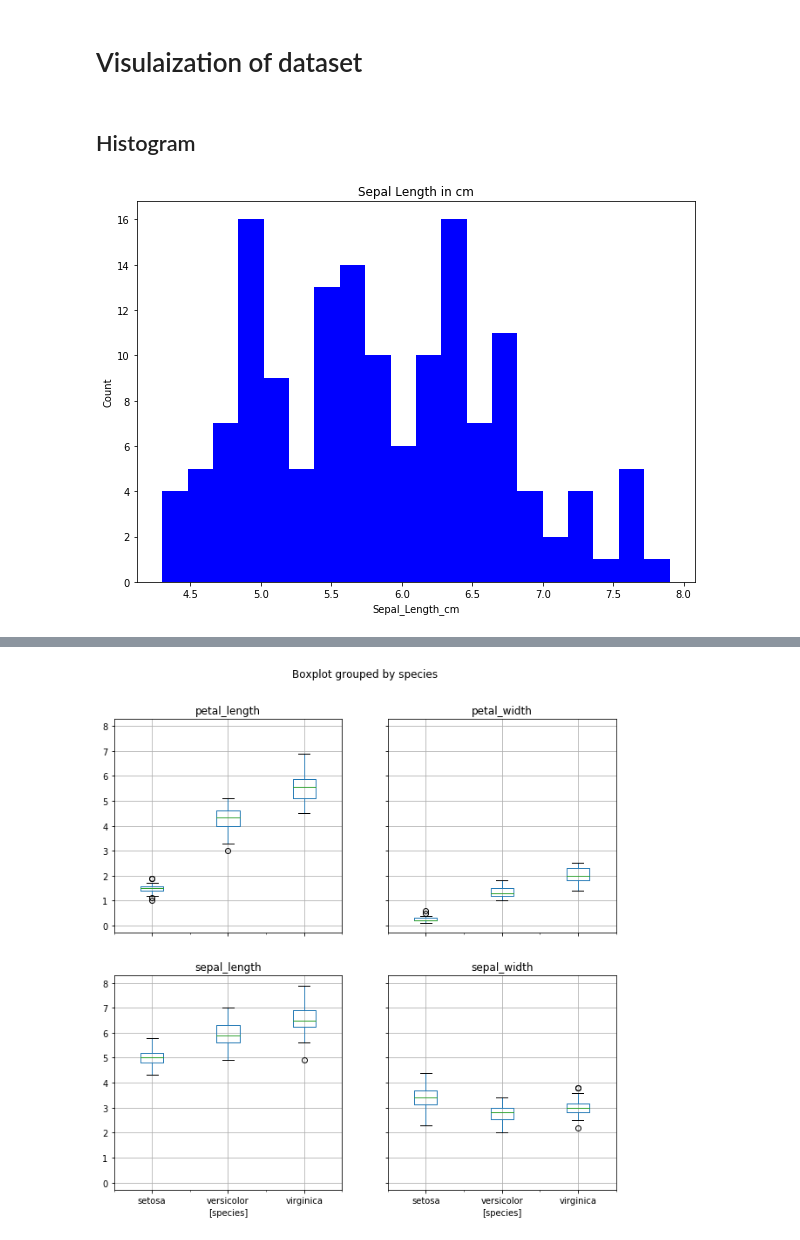
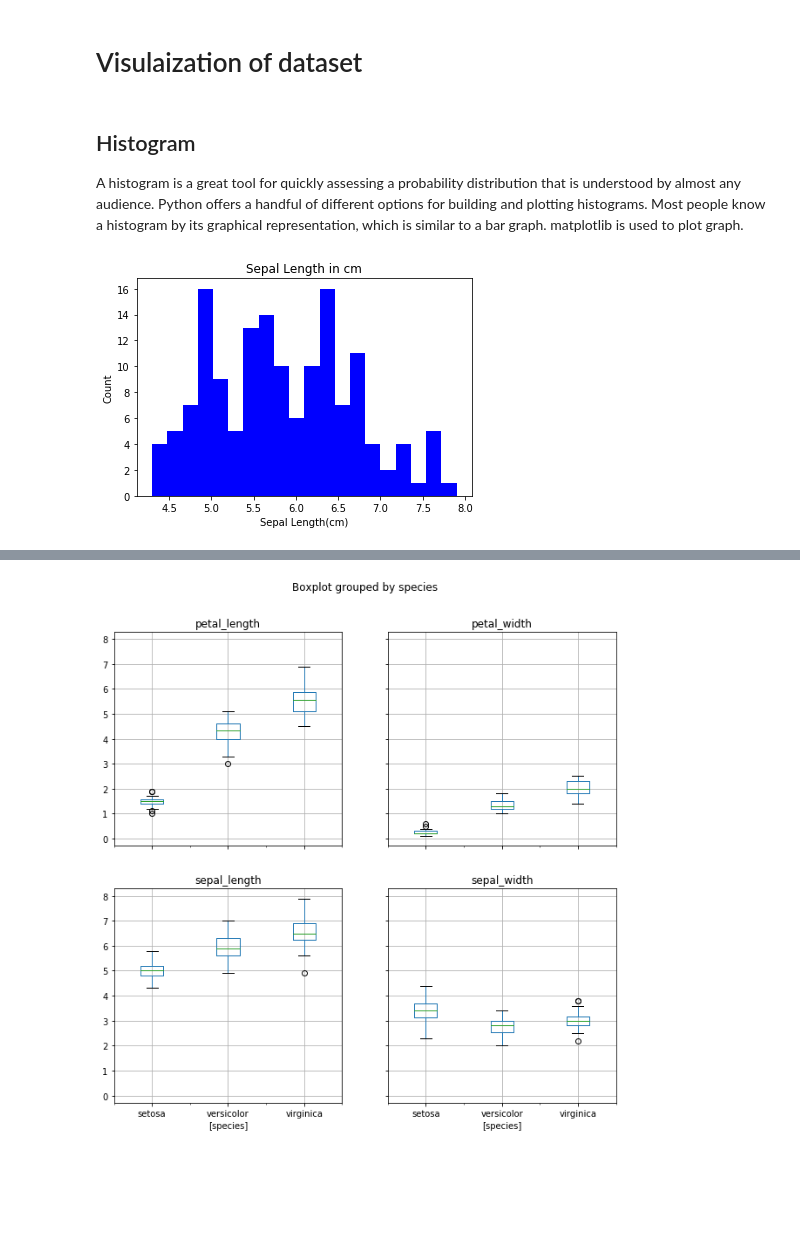
Before and after one commit to Freeha-S/pandas-project, a Jupyter notebook: Project-2019.ipynb, the cells around one changed output, grey strips where cells are left out. Saved outputs shown, nothing was run; the diff lists cells and outputs as text; code cells hidden in the pictures; blank space fills up the shorter version.

```diff
--- a/Project-2019.ipynb
+++ b/Project-2019.ipynb
@@ -166,16 +176,17 @@ virginica.describe()
 # %% [markdown]
 # Visulaization of dataset
-# %% [markdown]
-## Histogram
+# %% [markdown]
+## Histogram
+A histogram is a great tool for quickly assessing a probability distribution that is  understood by almost any audience. Python offers a handful of different options for building and plotting histograms. Most people know a histogram by its graphical representation, which is similar to a bar graph. matplotlib is used to plot graph.
 # %%
-plt.figure(figsize = (10, 7))
+plt.figure()
 x = dataset["sepal_length"]
 
 plt.hist(x, bins = 20, color = "blue")
 plt.title("Sepal Length in cm")
-plt.xlabel("Sepal_Length_cm")
+plt.xlabel("Sepal Length(cm)")
 plt.ylabel("Count")
 plt.show()
 # %% [output]
-[figure, old version]
+[figure, new version]
 # %%
```
Also changed, not shown: parts of 39 cells of this notebook, 1 other file.
